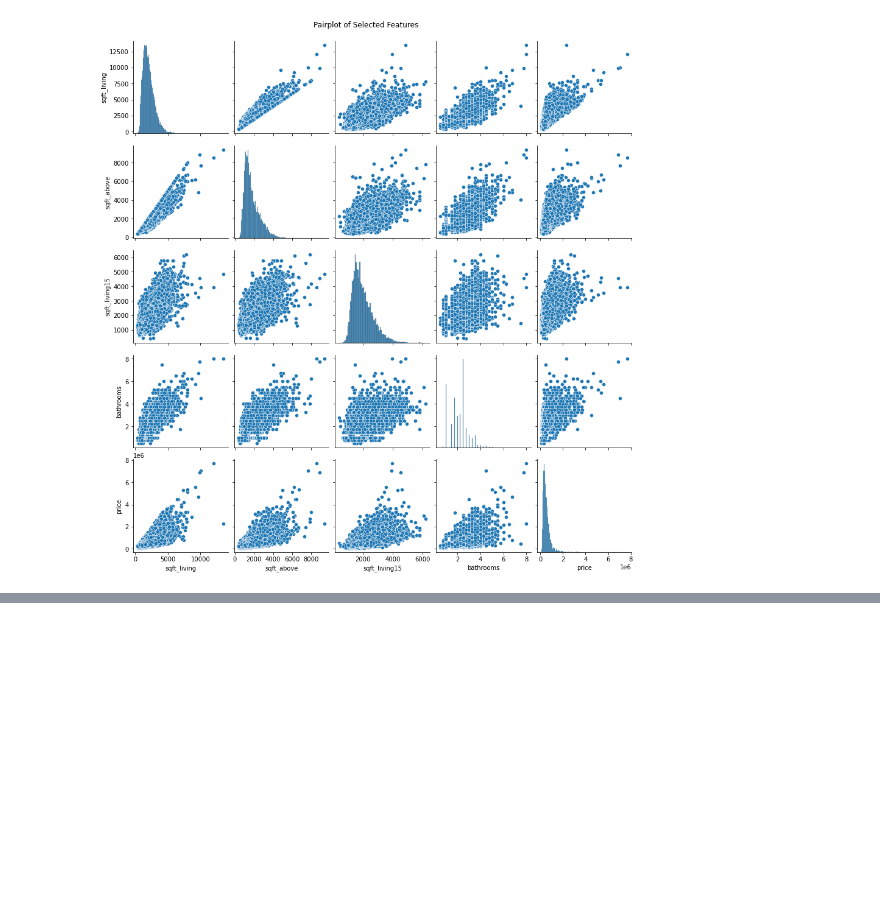
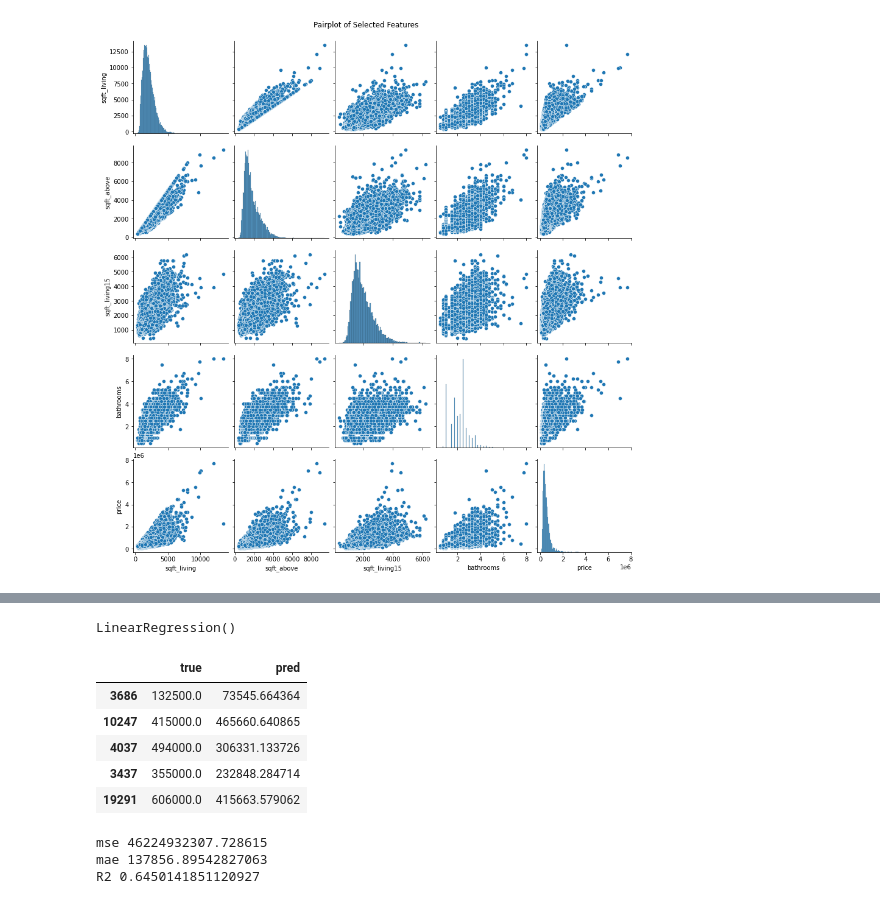
Before and after one commit to Collin9726/house-sales-regression-modeling, a Jupyter notebook: index.ipynb, the cells around one changed output, grey strips where cells are left out. Saved outputs shown, nothing was run; the diff lists cells and outputs as text; code cells hidden in the pictures; blank space fills up the shorter version.

```diff
--- a/index.ipynb
+++ b/index.ipynb
@@ -696,0 +713,43 @@ plt.show();
+# %%
+# Splitting data into training and testing set
+x_train,x_test,y_train,y_test = train_test_split(x,y,test_size=0.2,random_state=42)
+
+# Standardizing data
+scaler = StandardScaler()
+
+x_train_scaled = scaler.fit_transform(x_train)
+x_test_scaled = scaler.transform(x_test)
+# %%
+# Initialize the model
+model = LinearRegression()
+
+# Training the model
+model.fit(x_train_scaled, y_train)
+# %% [output]
+LinearRegression()
+# %%
+# Predicting on the test data
+y_pred = model.predict(x_test_scaled)
+
+df = pd.DataFrame({"true":y_test, "pred":y_pred})
+df.head()
+# %% [output]
+|  | true | pred |
+| 3686 | 132500.0 | 73545.664364 |
+| 10247 | 415000.0 | 465660.640865 |
+| 4037 | 494000.0 | 306331.133726 |
+| 3437 | 355000.0 | 232848.284714 |
+| 19291 | 606000.0 | 415663.579062 |
+# %%
+# validation metrics
+mse = mean_squared_error(y_test, y_pred)
+mae = mean_absolute_error(y_test, y_pred)
+r2 = r2_score(y_test, y_pred)
+
+print("mse", mse)
+print("mae", mae)
+print("R2", r2)
+# %% [output]
+mse 46224932307.728615
+mae 137856.89542827063
+R2 0.6450141851120927
```
Also changed, not shown: parts of 8 cells of this notebook.
